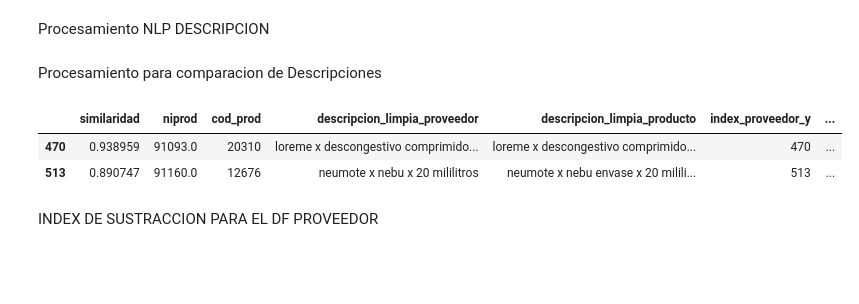
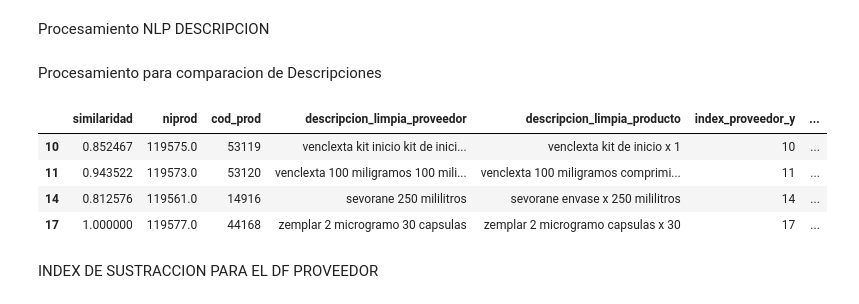
Before and after one commit to emmaSDNZ/digitalizacion_distriapp, a Jupyter notebook: backend/src/notebook/index.ipynb, the cells around one changed output. Cells and saved outputs as stored; diff of their text form; code cells hidden in the pictures; blank space fills up the shorter version.

```diff
--- a/backend/src/notebook/index.ipynb
+++ b/backend/src/notebook/index.ipynb
@@ -44,7 +44,7 @@ Se encontraron 402 productos coincidentes del laboratorio 'Phoenix'.
 DataFrame Proveedor
 # %%
 #Carga Proveedor
-cvs_proveedor = 'Phoenix.csv'
+cvs_proveedor = 'ABBVIE.csv'
 df_Proveedor = cargar_datos(cvs_proveedor)
 # Eliminar filas donde todas sus columnas están vacías
 df_Proveedor = limpiar_datos(df_Proveedor)
@@ -91,11 +91,13 @@ df_resultado_similiridad = main_principal(df_MasterProductos_Filtro, df_Proveedo
 # %% [markdown]
 Procesamiento para comparacion de  Descripciones
 # %%
-df_resultado_similiridad[df_resultado_similiridad['similaridad'] > 0.8][['similaridad', 'niprod', 'cod_prod', 'descripcion_limpia_proveedor', 'descripcion_limpia_producto', 'index_proveedor_y','ean_x','codbarra']]
+df_resultado_similiridad[df_resultado_similiridad['similaridad'] > 0.8][['similaridad', 'niprod', 'cod_prod', 'descripcion_limpia_proveedor', 'descripcion_limpia_producto', 'index_proveedor_y','codbarra']]
 # %% [output]
 |  | similaridad | niprod | cod_prod | descripcion_limpia_proveedor | descripcion_limpia_producto | index_proveedor_y | ... |
-| 470 | 0.938959 | 91093.0 | 20310 | loreme x descongestivo comprimido... | loreme x descongestivo comprimido... | 470 | ... |
-| 513 | 0.890747 | 91160.0 | 12676 | neumote x nebu x 20 mililitros | neumote x nebu envase x 20 milili... | 513 | ... |
+| 10 | 0.852467 | 119575.0 | 53119 | venclexta kit inicio kit de inici... | venclexta kit de inicio x 1 | 10 | ... |
+| 11 | 0.943522 | 119573.0 | 53120 | venclexta 100 miligramos 100 mili... | venclexta 100 miligramos comprimi... | 11 | ... |
+| 14 | 0.812576 | 119561.0 | 14916 | sevorane 250 mililitros | sevorane envase x 250 mililitros | 14 | ... |
+| 17 | 1.000000 | 119577.0 | 44168 | zemplar 2 microgramo 30 capsulas | zemplar 2 microgramo capsulas x 30 | 17 | ... |
 # %% [markdown]
 INDEX DE SUSTRACCION PARA EL DF PROVEEDOR
 # %%
```
Also changed, not shown: parts of 7 cells of this notebook, 4 other files.
